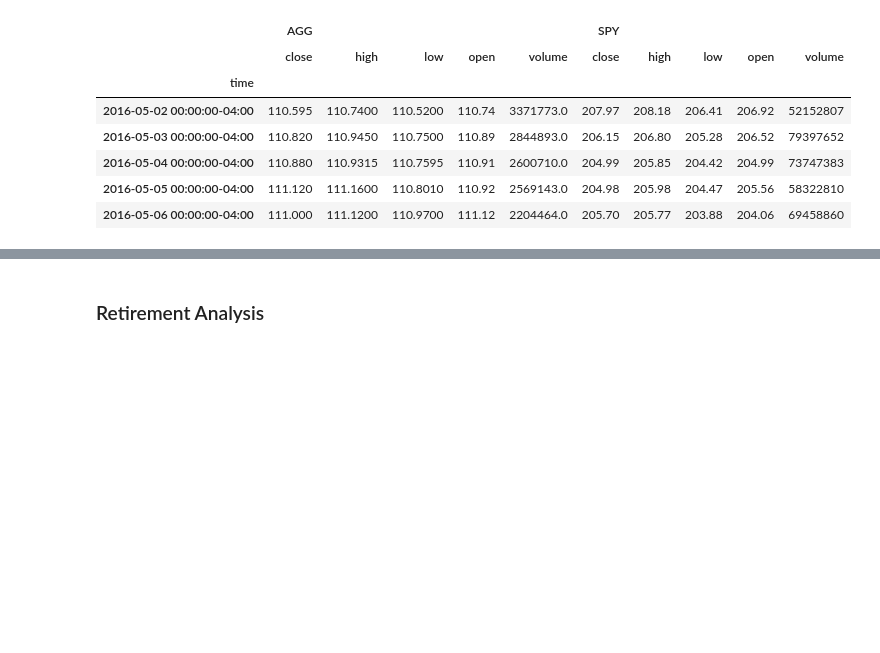
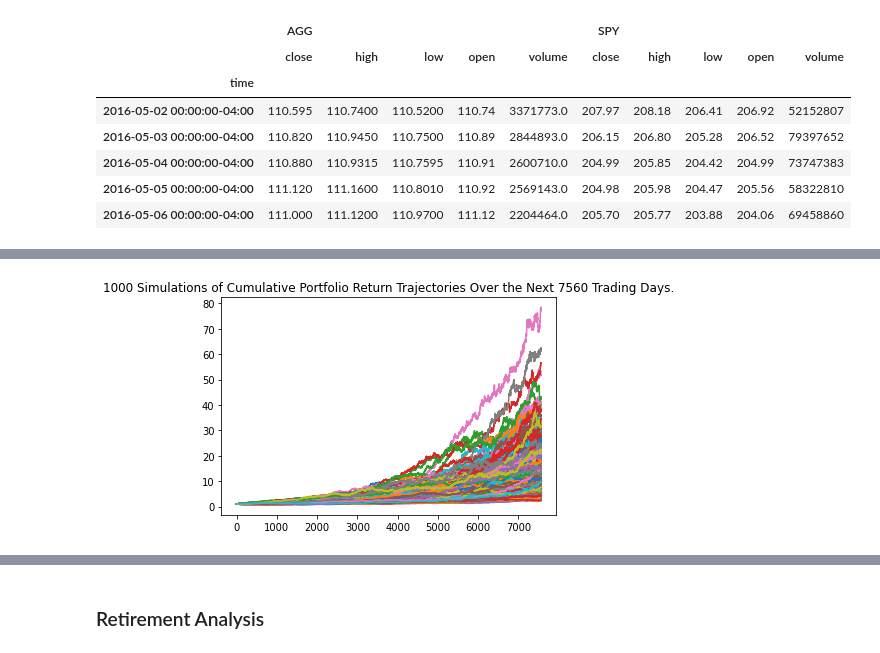
Before and after one commit to etholpalmer/Financial-Planning, a Jupyter notebook: financial-planner.ipynb, the cells around one changed output, grey strips where cells are left out. Drawn from its saved outputs; the diff is of its cells as text; code cells hidden in the pictures; blank space fills up the shorter version.

```diff
--- a/financial-planner.ipynb
+++ b/financial-planner.ipynb
@@ -357,5 +370,7 @@ MC_AGG_SPY.calc_cumulative_return()
 # %%
 # Plot simulation outcomes
-MC_AGG_SPY.plot_simulation()
+plt.show(MC_AGG_SPY.plot_simulation())
+# %% [output]
+[figure, added]
 # %%
 # Plot probability distribution and confidence intervals
```
Also changed, not shown: parts of 23 cells of this notebook.
